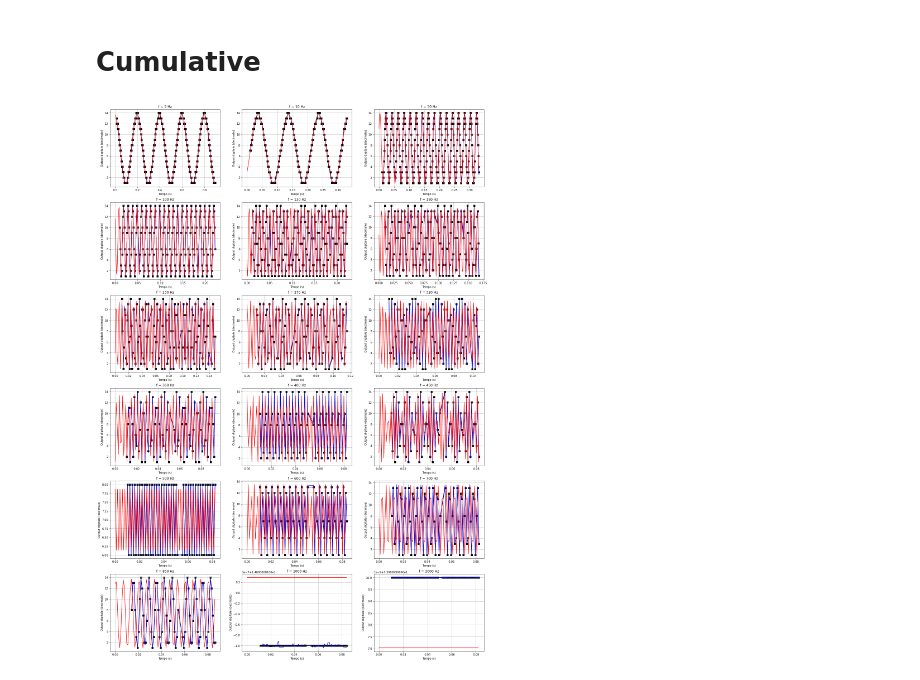
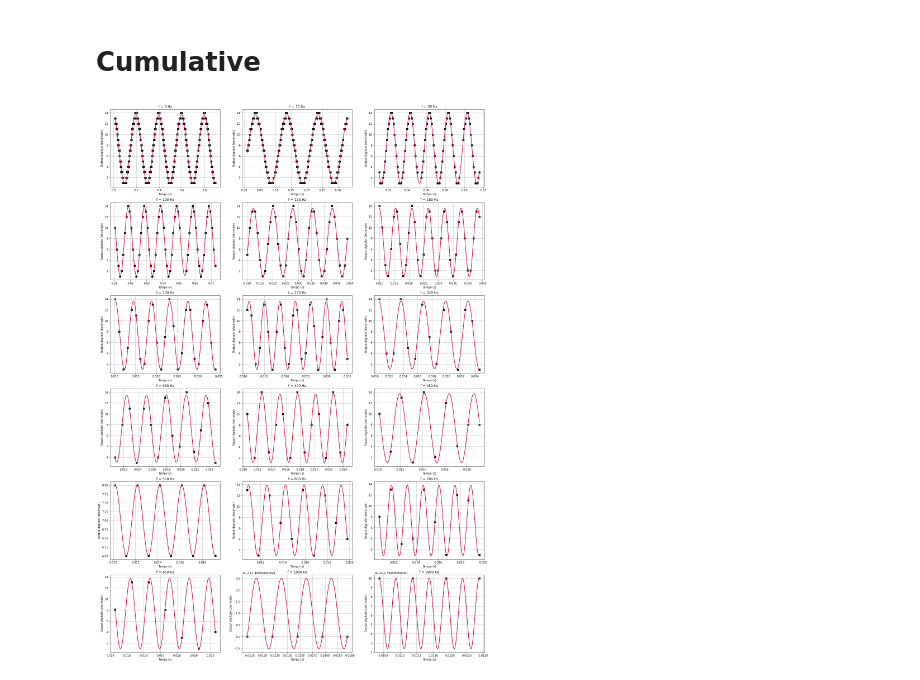
Before and after one commit to valeriopagliarino/Electronics-2021-UNITO-Public, a Jupyter notebook: analysis/nyquist-mcu.ipynb, the cells around one changed output. Drawn from its saved outputs; the diff is of its cells as text; code cells hidden in the pictures.

```diff
--- a/analysis/nyquist-mcu.ipynb
+++ b/analysis/nyquist-mcu.ipynb
@@ -91,39 +83,42 @@ fit: f=4.996, p1.701, A=0.000, O=7.303
 cumulative = {
     8: (5, 800),
     9: (10, 300),
-    10:(50, 300),
-    11:(100, 200),
-    12:(130, 200),
-    13:(180, 150),
-    14:(230, 130),
-    15:(270, 100),
-    16:(320, 90),
-    17:(360, 80),
-    18:(400, 70),
-    19:(450, 70),
-    20:(500, 70),
-    21:(600, 70),
-    22:(700, 70),
-    23:(850, 70),
-    24:(1000, 70),
-    25:(2000, 70),
+    10:(50, 100),
+    11:(100, 60),
+    12:(130, 40),
+    13:(180, 35),
+    14:(230, 25),
+    15:(270, 25),
+    16:(320, 15),
+    17:(360, 15),
+    18:(400, 15),
+    19:(450, 10),
+    20:(500, 10),
+    21:(600, 10),
+    22:(700, 10),
+    23:(850, 7),
+    24:(1000, 5),
+    25:(2000, 4),
 }
 # %%
 fig = plt.figure(figsize = (24, 48)) # 3x8
+
 for k,v in cumulative.items():
     file = pd.read_csv(f"../data-source/4-11-21/S{k}.csv")
 
     start = 0
     end   = 800
 
     data = file.to_numpy().transpose()
 
     xdata = data[0][start:end]
     ydata = data[1][start:end]
 
+    deltaT = xdata[1] - xdata[0]
+
     ax = fig.add_subplot(8,3, (k-7))
 
     nyq_graph(ax, v[0], xdata, ydata, v[1])
 plt.savefig(f"{OUTPUTDIR}/cumulative_nyquist_mcu.pdf")
 # %% [output]
-[figure, old version]
+[figure, new version]
```
Also changed, not shown: parts of 4 cells of this notebook, 3 other files.
